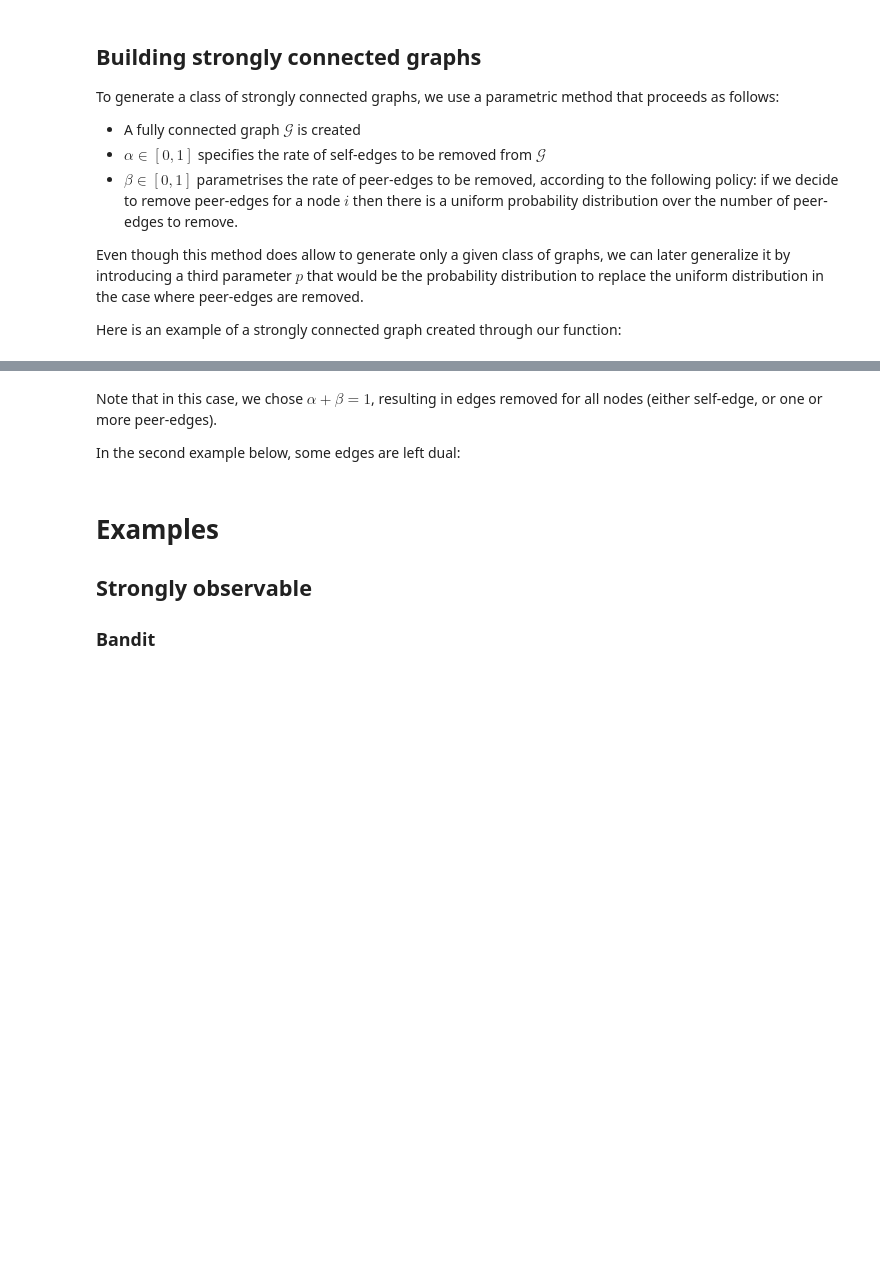
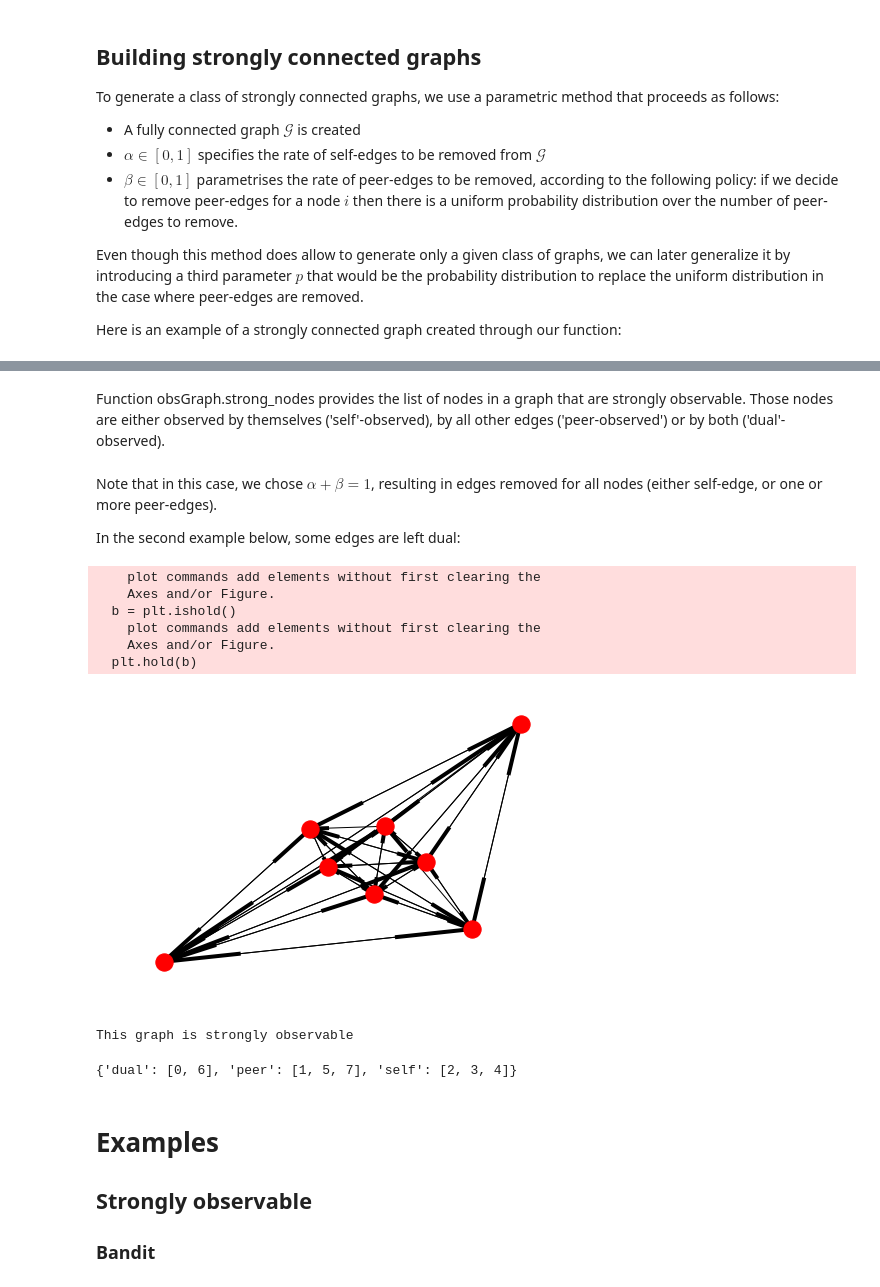
Before and after one commit to funboarder13920/GML-Project, a Jupyter notebook: EXP3.ipynb, the cells around one changed output, grey strips where cells are left out. Cells and saved outputs as stored; diff of their text form; code cells hidden in the pictures; blank space fills up the shorter version.

Commit message:
Studied examples of change of observability and impact of parameters on learning rate

```diff
--- a/EXP3.ipynb
+++ b/EXP3.ipynb
@@ -13,6 +13,8 @@ import arms
 import numpy as np
 import obsGraph
 import pdb
+
+obs_dict = {0:"unobservable", 1:"weakly observable", 2:"strongly observable"}
 # %%
 G = nx.DiGraph()
 G.add_node(0, arm=arms.ArmBernoulli(0.5))
@@ -87,3 +121,6 @@ obsGraph.strong_nodes(H1)
+# %% [markdown]
+Function obsGraph.strong_nodes provides the list of nodes in a graph that are strongly observable.
+Those nodes are either observed by themselves ('self'-observed), by all other edges ('peer-observed') or by both ('dual'-observed).
 # %% [markdown]
 Note that in this case, we chose $\alpha + \beta = 1$, resulting in edges removed for all nodes (either self-edge, or one or more peer-edges).
 
@@ -91,14 +128,24 @@ In the second example below, some edges are left dual:
 # %%
 alpha2 = 0.4
 beta2 = 0.3
 n_nodes = 8
 H2 = obsGraph.strong_obs_graph(n_nodes, alpha2, beta2)
 nx.draw(H2)  # networkx draw()
 plt.draw()
 plt.show()
 #write_dot(H2,'strong2.dot')
-obsGraph.observability_type(H2)
+print("This graph is {}".format(obs_dict[obsGraph.observability_type(H2)]))
 obsGraph.strong_nodes(H2)
+# %% [output]
+    plot commands add elements without first clearing the
+    Axes and/or Figure.
+  b = plt.ishold()
+    plot commands add elements without first clearing the
+    Axes and/or Figure.
+  plt.hold(b)
+[figure, added]
+This graph is strongly observable
+{'dual': [0, 6], 'peer': [1, 5, 7], 'self': [2, 3, 4]}
 # %% [markdown]
 # Examples
 ## Strongly observable
```
Also changed, not shown: parts of 53 cells of this notebook, 2 other files.
